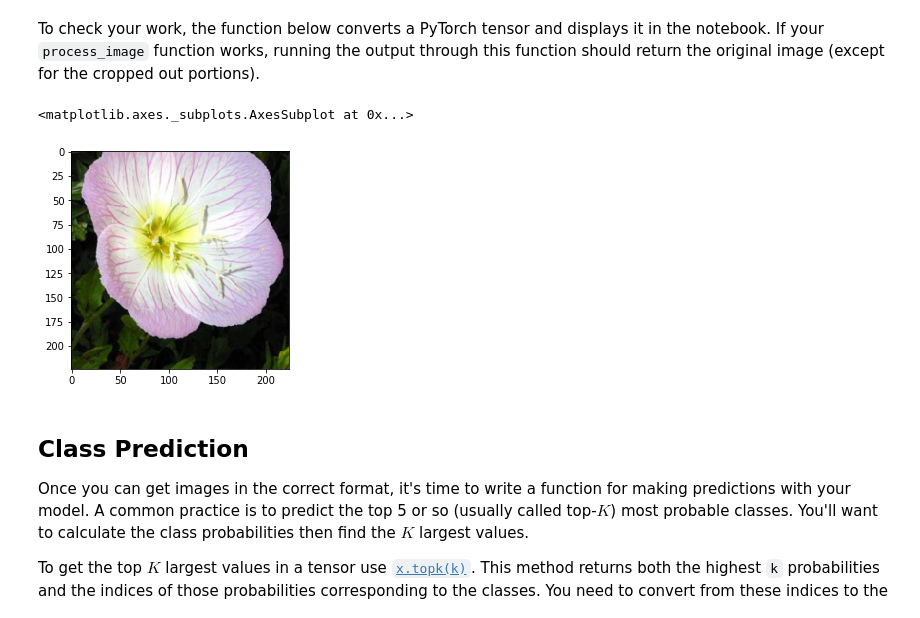
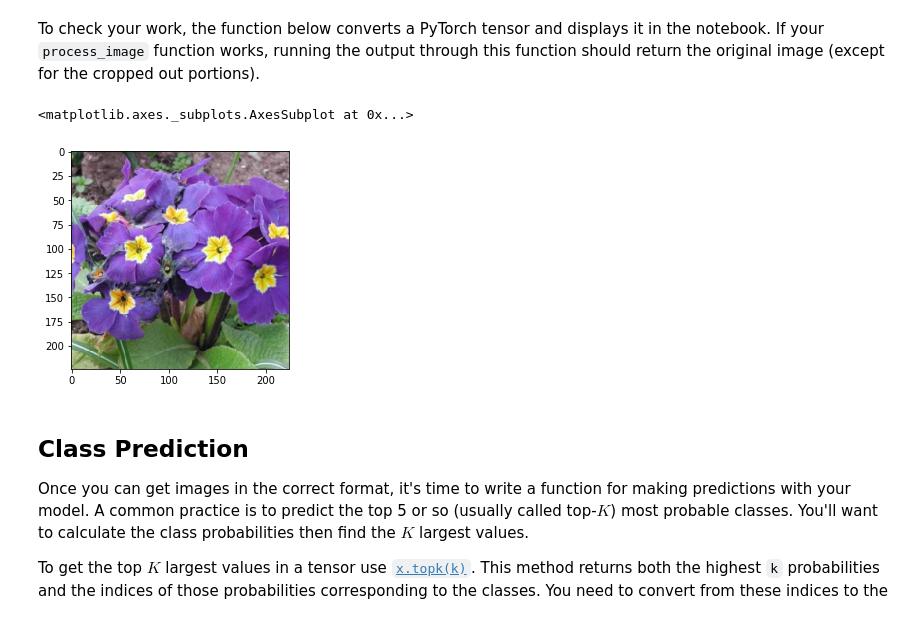
Before and after one commit to xueweiyema/ImageClassifierWithPytorch, a Jupyter notebook: Image Classifier Project.ipynb, the cells around one changed output. Saved outputs shown, nothing was run; the diff lists cells and outputs as text; code cells hidden in the pictures.

```diff
--- a/Image Classifier Project.ipynb
+++ b/Image Classifier Project.ipynb
@@ -354,10 +423,10 @@ def imshow(image, ax=None, title=None):
 
     return ax
 # %%
-imshow(process_image('flowers/test/1/image_06743.jpg'))
+imshow(process_image('flowers/test/53/image_03718.jpg'))
 # %% [output]
 <matplotlib.axes._subplots.AxesSubplot at 0x...>
-[figure, old version]
+[figure, new version]
 # %% [markdown]
 ## Class Prediction
 
```
Also changed, not shown: parts of 12 cells of this notebook, 1 other file.
